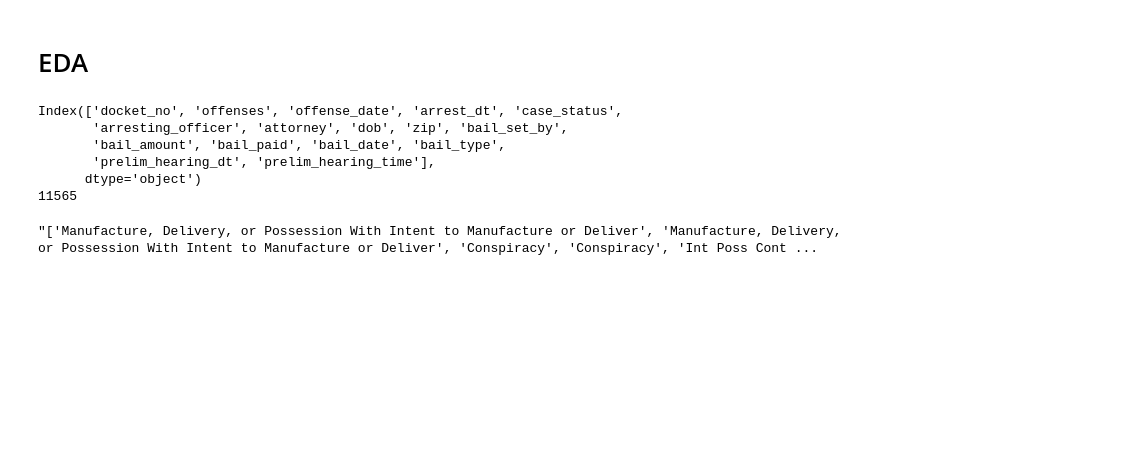
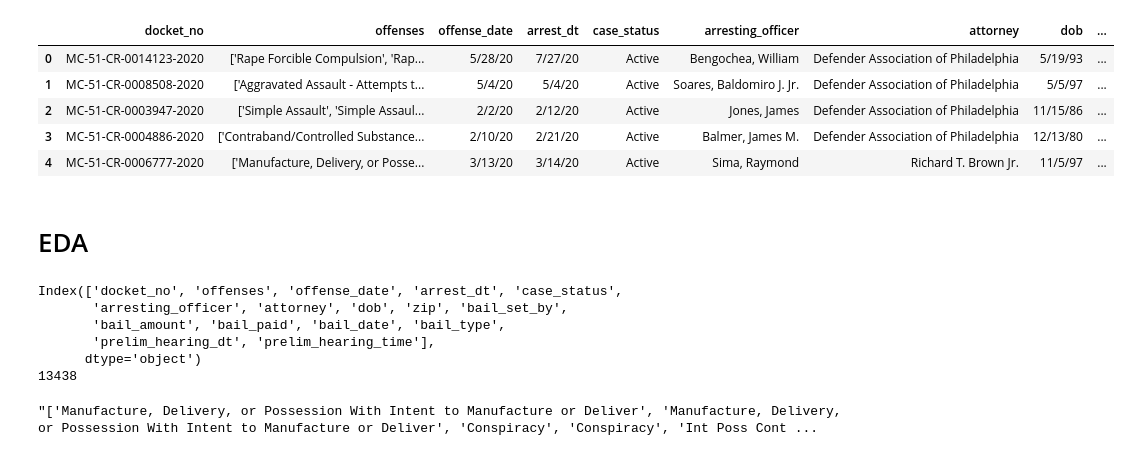
Before and after one commit to dzhen19/philly-bail, a Jupyter notebook: EDA/philly.ipynb, the cells around one changed output. Drawn from its saved outputs; the diff is of its cells as text; code cells hidden in the pictures; blank space fills up the shorter version.

Commit message:
Add updated notebook for parsing offenses

```diff
--- a/EDA/philly.ipynb
+++ b/EDA/philly.ipynb
@@ -4,7 +4,15 @@ import seaborn as sns
 import numpy as np
 # %%
 df = pd.read_csv('./all.csv')
-df = df.dropna()
+# %%
+df.head()
+# %% [output]
+|  | docket_no | offenses | offense_date | arrest_dt | case_status | arresting_officer | attorney | dob | ... |
+| 0 | MC-51-CR-0014123-2020 | ['Rape Forcible Compulsion', 'Rap... | 5/28/20 | 7/27/20 | Active | Bengochea, William | Defender Association of Philadelphia | 5/19/93 | ... |
+| 1 | MC-51-CR-0008508-2020 | ['Aggravated Assault - Attempts t... | 5/4/20 | 5/4/20 | Active | Soares, Baldomiro J. Jr. | Defender Association of Philadelphia | 5/5/97 | ... |
+| 2 | MC-51-CR-0003947-2020 | ['Simple Assault', 'Simple Assaul... | 2/2/20 | 2/12/20 | Active | Jones, James | Defender Association of Philadelphia | 11/15/86 | ... |
+| 3 | MC-51-CR-0004886-2020 | ['Contraband/Controlled Substance... | 2/10/20 | 2/21/20 | Active | Balmer, James M. | Defender Association of Philadelphia | 12/13/80 | ... |
+| 4 | MC-51-CR-0006777-2020 | ['Manufacture, Delivery, or Posse... | 3/13/20 | 3/14/20 | Active | Sima, Raymond | Richard T. Brown Jr. | 11/5/97 | ... |
 # %% [markdown]
 # EDA
 # %%
@@ -16,7 +24,7 @@ Index(['docket_no', 'offenses', 'offense_date', 'arrest_dt', 'case_status',
        'bail_amount', 'bail_paid', 'bail_date', 'bail_type',
        'prelim_hearing_dt', 'prelim_hearing_time'],
       dtype='object')
-11565
+13438
 # %%
 df.iloc[4].offenses
 # %% [output]
```
Also changed, not shown: parts of 12 cells of this notebook.
